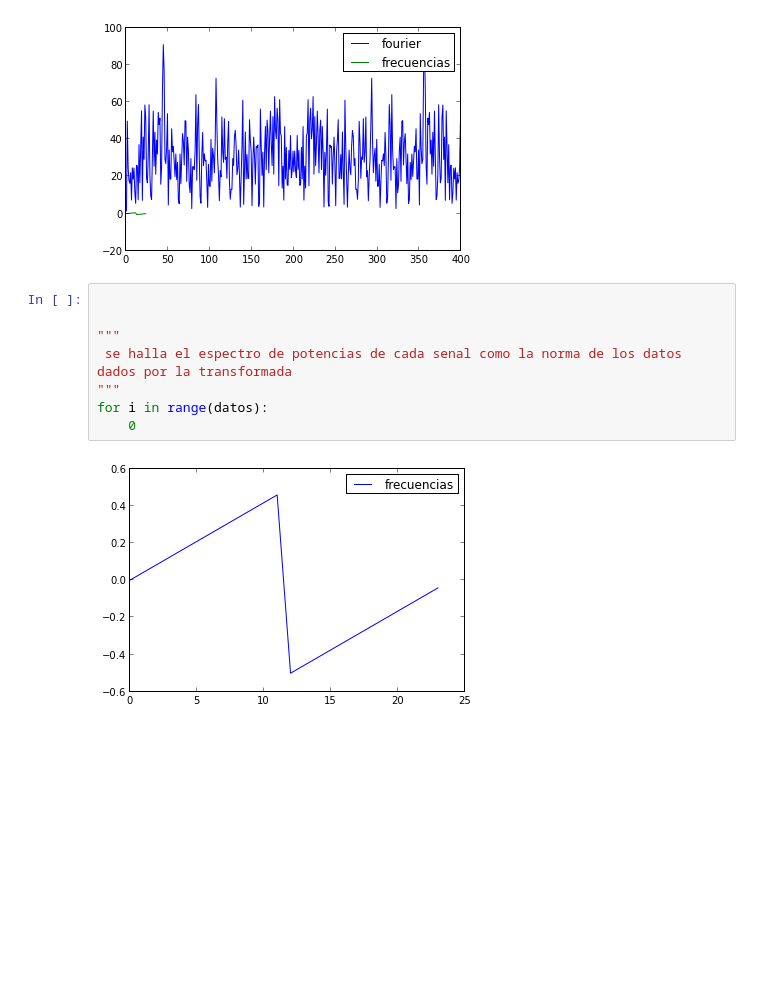
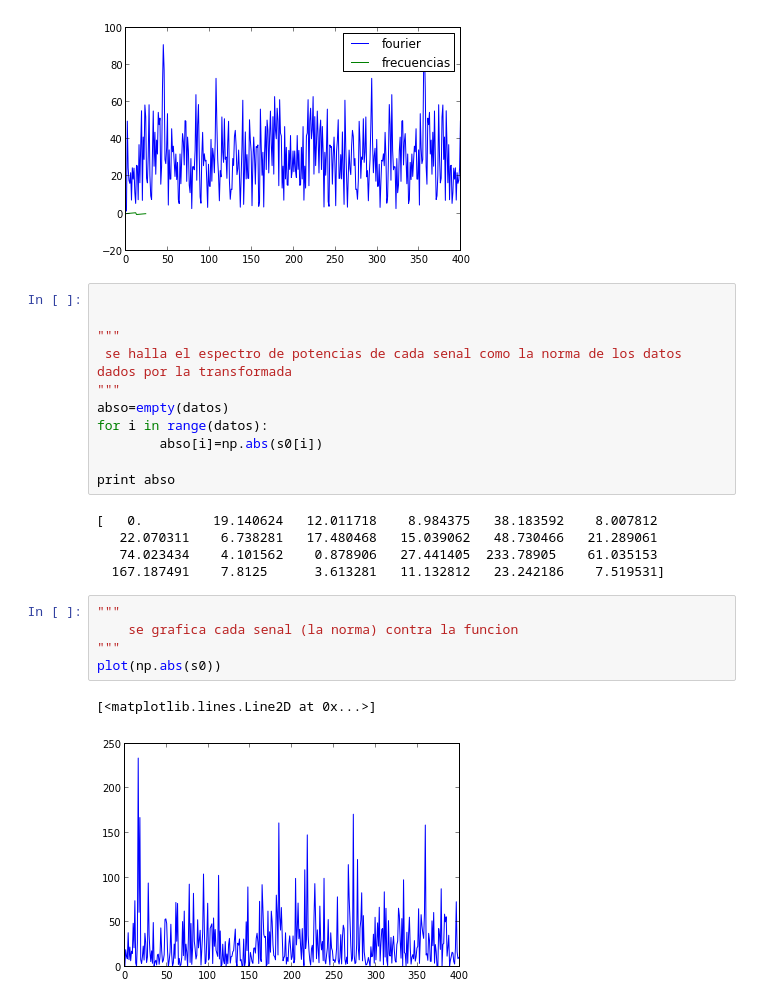
Before and after one commit to daniel-lozano/tarea5, a Jupyter notebook: tarea5-1.ipynb, the cells around one changed output. Drawn from its saved outputs; the diff is of its cells as text; blank space fills up the shorter version.

```diff
--- a/tarea5-1.ipynb
+++ b/tarea5-1.ipynb
@@ -70,7 +70,21 @@ print shape(fft_x),shape(freq)
 """
  se halla el espectro de potencias de cada senal como la norma de los datos dados por la transformada
 """
+abso=empty(datos)
 for i in range(datos):
-    0
+        abso[i]=np.abs(s0[i])
+
+print abso
 # %% [output]
-[figure, removed]
+[   0.         19.140624   12.011718    8.984375   38.183592    8.007812
+   22.070311    6.738281   17.480468   15.039062   48.730466   21.289061
+   74.023434    4.101562    0.878906   27.441405  233.78905    61.035153
+  167.187491    7.8125      3.613281   11.132812   23.242186    7.519531]
+# %%
+"""
+    se grafica cada senal (la norma) contra la funcion
+"""
+plot(np.abs(s0))
+# %% [output]
+[<matplotlib.lines.Line2D at 0x...>]
+[figure, added]
```
Also changed, not shown: parts of 3 cells of this notebook.
